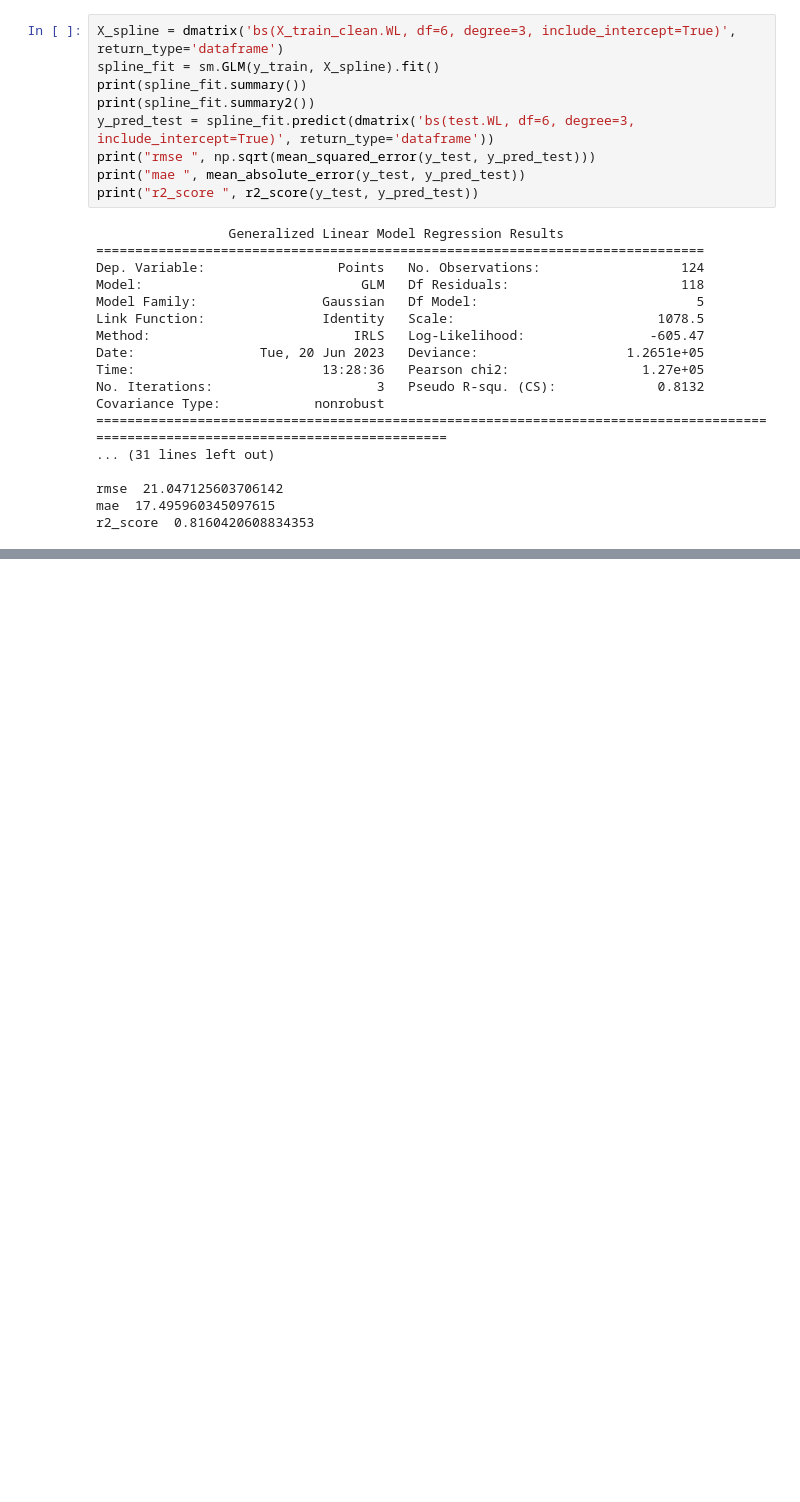
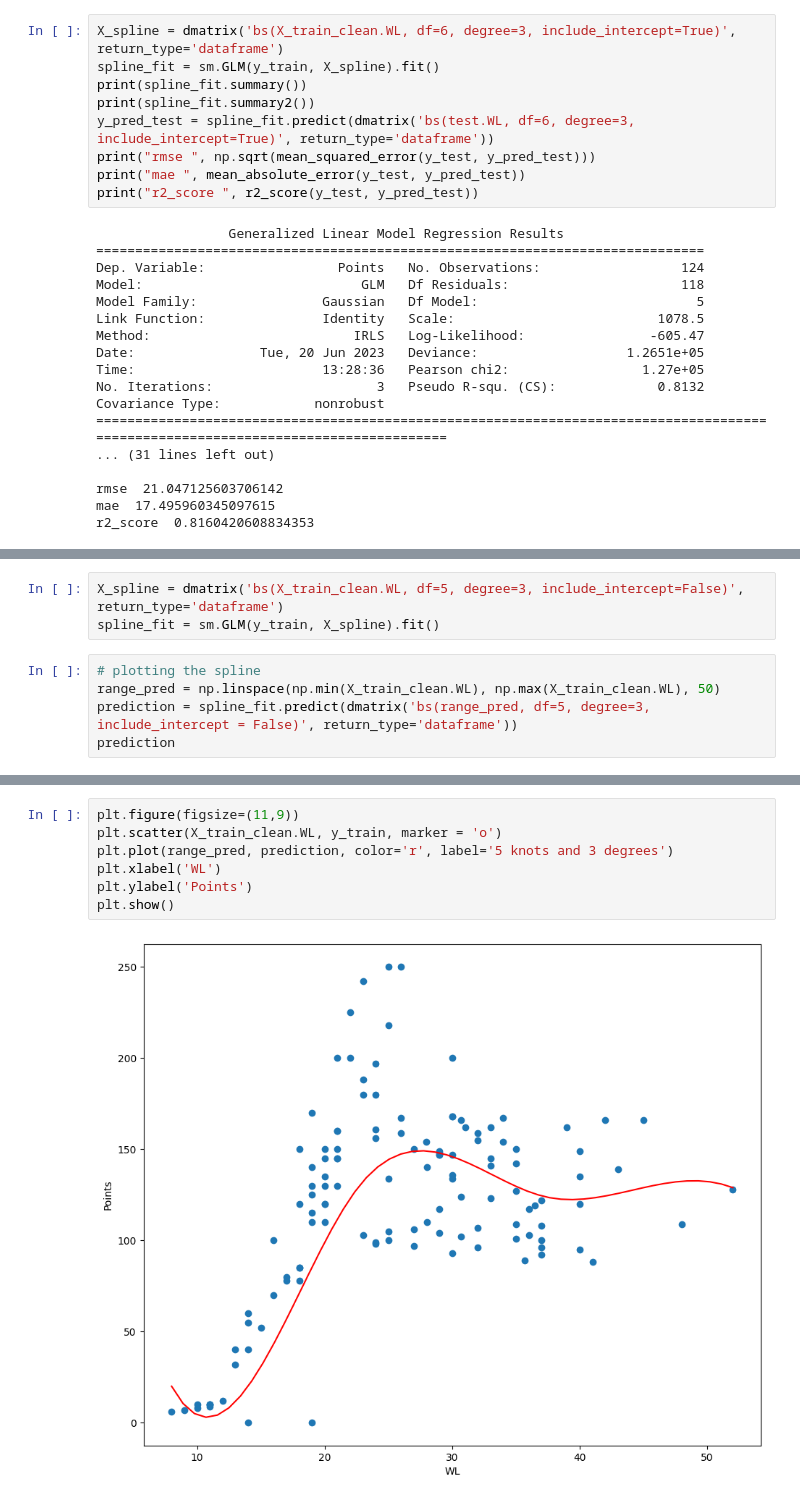
Before and after one commit to sk-aili/sports-analytics-2, a Jupyter notebook: lib/polynomial_regression.ipynb, the cells around one changed output, grey strips where cells are left out. Cells and saved outputs as stored; diff of their text form; blank space fills up the shorter version.

Commit message:
updated splines

```diff
--- a/lib/polynomial_regression.ipynb
+++ b/lib/polynomial_regression.ipynb
@@ -1706,0 +1749,8 @@ metrics_df
+# %%
+X_spline = dmatrix('bs(X_train_clean.WL, df=5, degree=3, include_intercept=False)', return_type='dataframe')
+spline_fit = sm.GLM(y_train, X_spline).fit()
+# %%
+# plotting the spline
+range_pred = np.linspace(np.min(X_train_clean.WL), np.max(X_train_clean.WL), 50)
+prediction = spline_fit.predict(dmatrix('bs(range_pred, df=5, degree=3, include_intercept = False)', return_type='dataframe'))
+prediction
@@ -1706,0 +1775,9 @@ metrics_df
+# %%
+plt.figure(figsize=(11,9))
+plt.scatter(X_train_clean.WL, y_train, marker = 'o')
+plt.plot(range_pred, prediction, color='r', label='5 knots and 3 degrees')
+plt.xlabel('WL')
+plt.ylabel('Points')
+plt.show()
+# %% [output]
+[figure, added]
```
Also changed, not shown: parts of 22 cells of this notebook, 3 other files.
